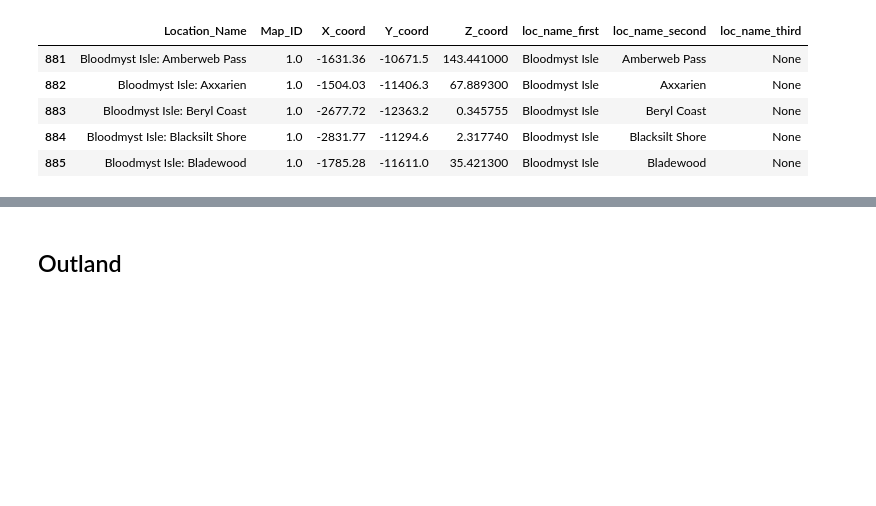
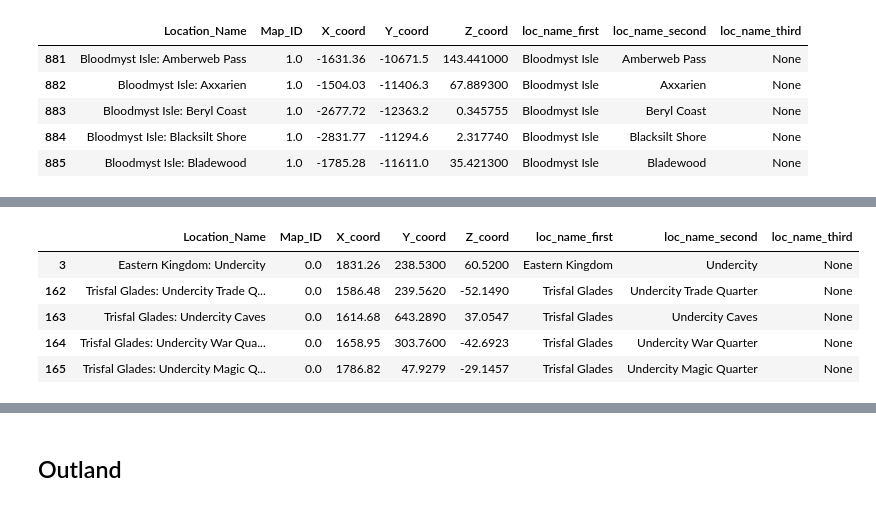
Before and after one commit to SSANGMAN/WoW-Network-Analysis, a Jupyter notebook: ipynb/Game_Network_Analysis_2_Extended_EDA.ipynb, the cells around one changed output, grey strips where cells are left out. Saved outputs shown, nothing was run; the diff lists cells and outputs as text; code cells hidden in the pictures; blank space fills up the shorter version.

```diff
--- a/ipynb/Game_Network_Analysis_2_Extended_EDA.ipynb
+++ b/ipynb/Game_Network_Analysis_2_Extended_EDA.ipynb
@@ -382,0 +401,9 @@ TO-DO
+# %%
+location_coord.loc[location_coord.iloc[:, 0].str.contains(r'Undercity')].head()
+# %% [output]
+|  | Location_Name | Map_ID | X_coord | Y_coord | Z_coord | loc_name_first | loc_name_second | loc_name_third |
+| 3 | Eastern Kingdom: Undercity | 0.0 | 1831.26 | 238.5300 | 60.5200 | Eastern Kingdom | Undercity | None |
+| 162 | Trisfal Glades: Undercity Trade Q... | 0.0 | 1586.48 | 239.5620 | -52.1490 | Trisfal Glades | Undercity Trade Quarter | None |
+| 163 | Trisfal Glades: Undercity Caves | 0.0 | 1614.68 | 643.2890 | 37.0547 | Trisfal Glades | Undercity Caves | None |
+| 164 | Trisfal Glades: Undercity War Qua... | 0.0 | 1658.95 | 303.7600 | -42.6923 | Trisfal Glades | Undercity War Quarter | None |
+| 165 | Trisfal Glades: Undercity Magic Q... | 0.0 | 1786.82 | 47.9279 | -29.1457 | Trisfal Glades | Undercity Magic Quarter | None |
```
Also changed, not shown: parts of 18 cells of this notebook.
